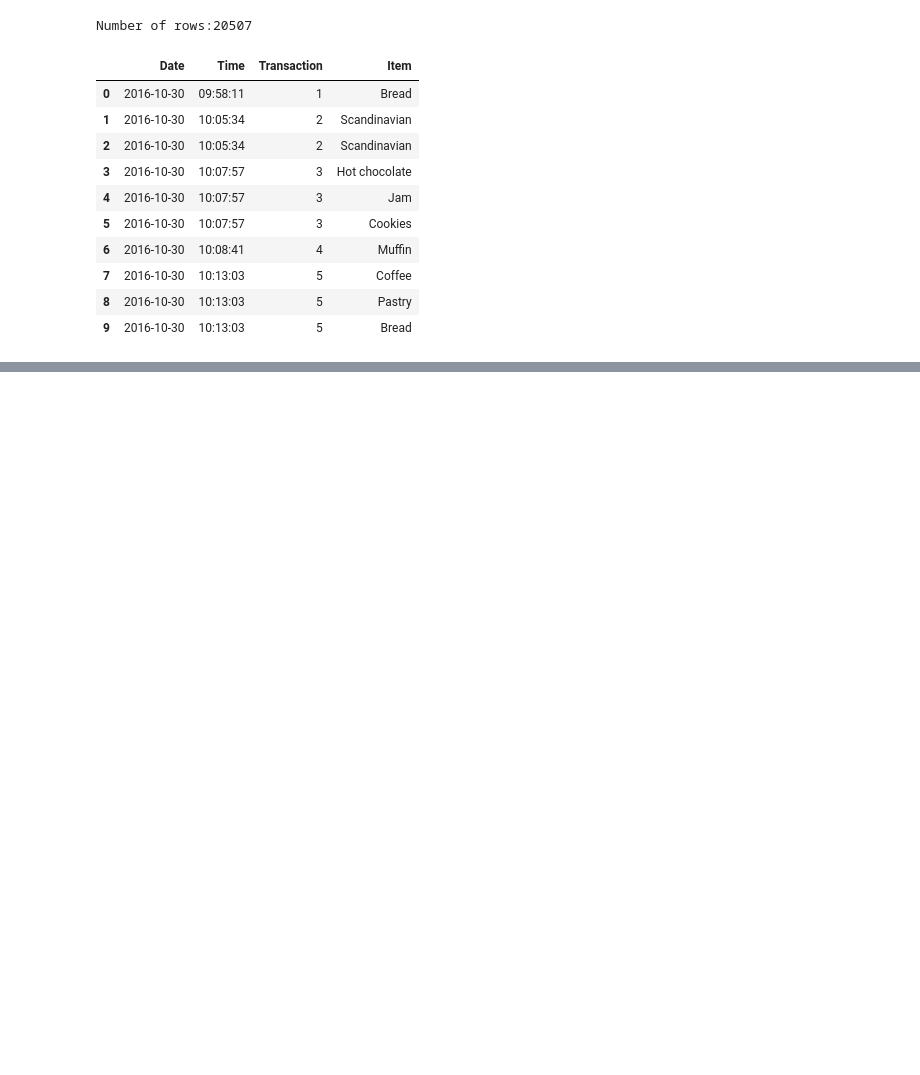
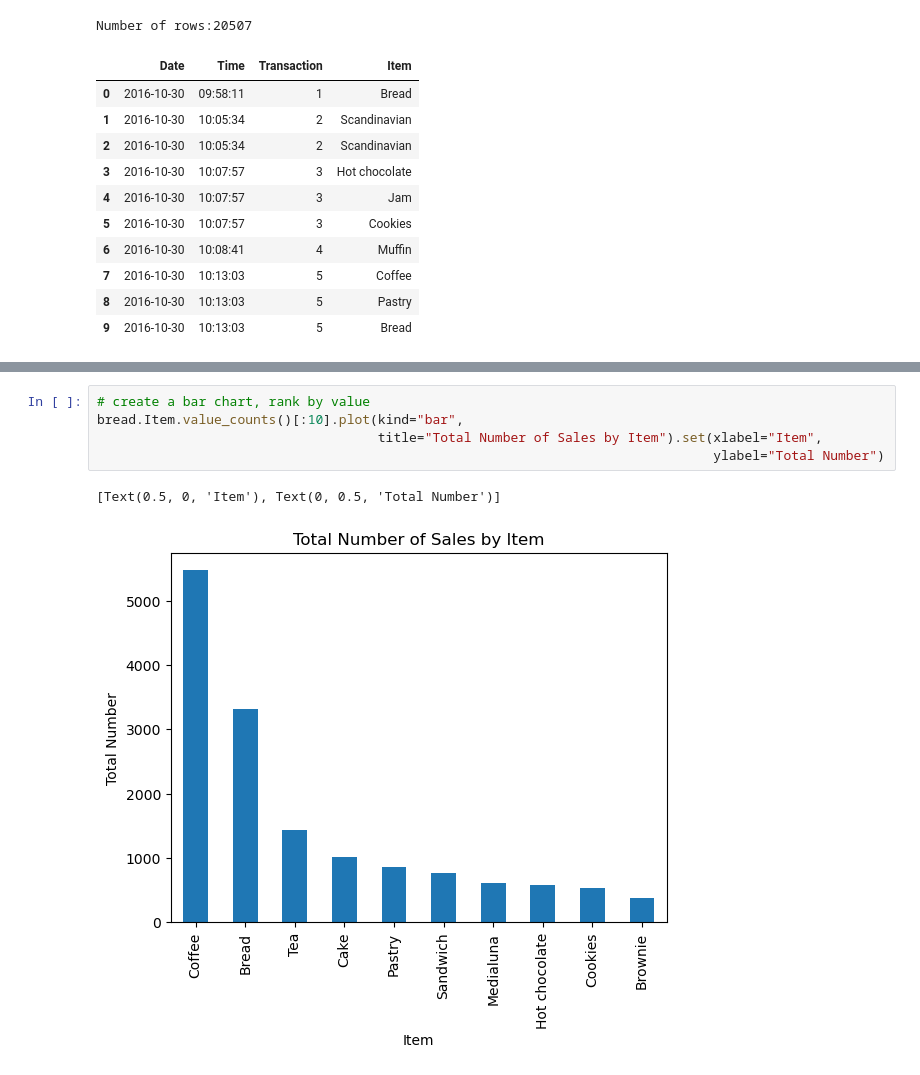
Before and after one commit to Shlok2002/blog, a Jupyter notebook: _notebooks/2022-12-15-Market-Basket-Analysis.ipynb, the cells around one changed output, grey strips where cells are left out. Drawn from its saved outputs; the diff is of its cells as text; blank space fills up the shorter version.

```diff
--- a/_notebooks/2022-12-15-Market-Basket-Analysis.ipynb
+++ b/_notebooks/2022-12-15-Market-Basket-Analysis.ipynb
@@ -213,0 +282,8 @@ Number of rows:20507
+# %%
+# create a bar chart, rank by value
+bread.Item.value_counts()[:10].plot(kind="bar",
+                                    title="Total Number of Sales by Item").set(xlabel="Item",
+                                                                               ylabel="Total Number")
+# %% [output]
+[Text(0.5, 0, 'Item'), Text(0, 0.5, 'Total Number')]
+[figure, added]
```
Also changed, not shown: parts of 42 cells of this notebook.
